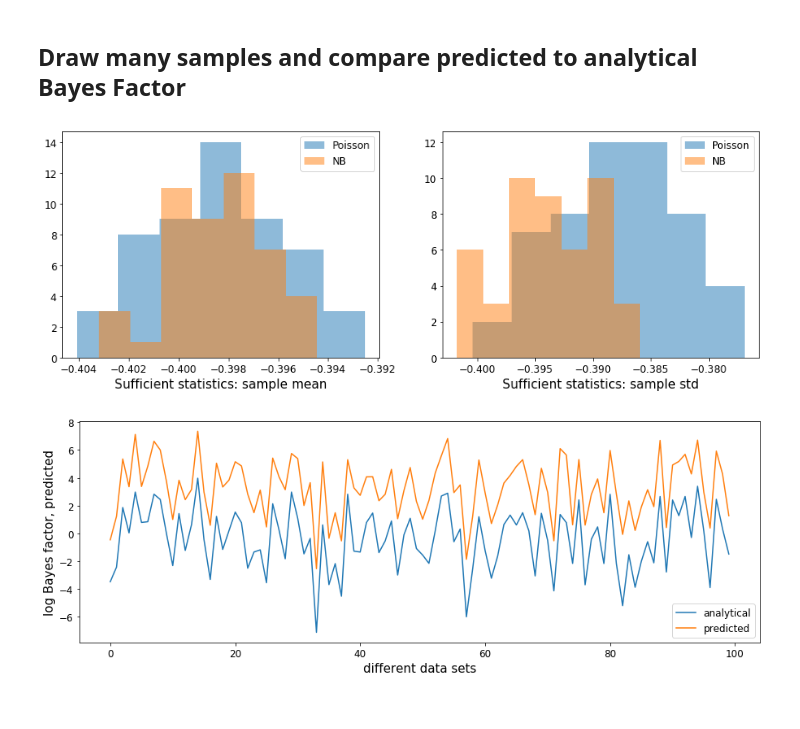
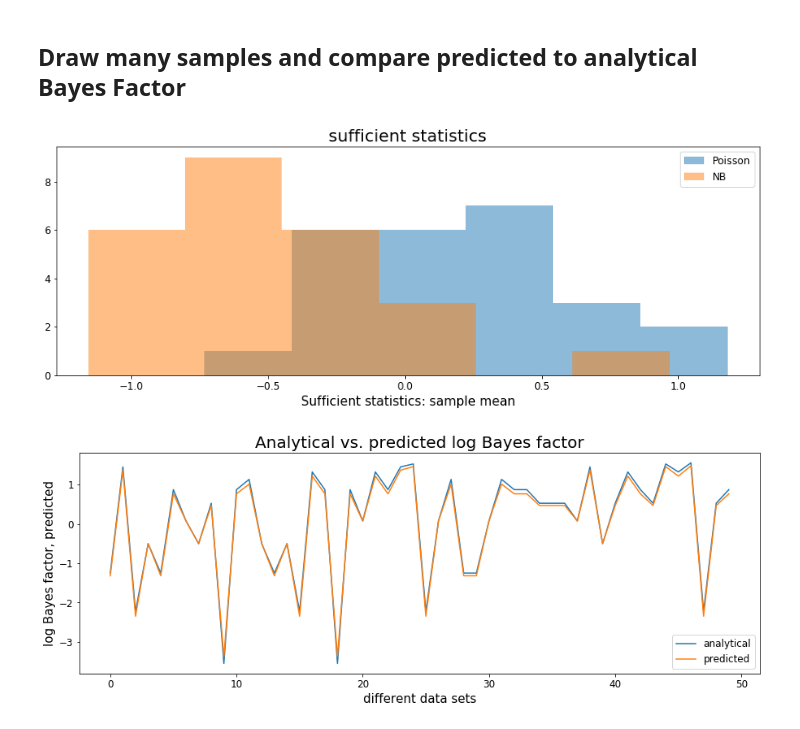
Before and after one commit to janfb/mcabc, a Jupyter notebook: ModelComparison_poisson_vs_negbin.ipynb, the cells around one changed output. Drawn from its saved outputs; the diff is of its cells as text; code cells hidden in the pictures.

Commit message:
improve notebooks. comparison now working for Poisson vs. NB.

```diff
--- a/ModelComparison_poisson_vs_negbin.ipynb
+++ b/ModelComparison_poisson_vs_negbin.ipynb
@@ -151,21 +136,15 @@ def train_psi(X, Y, model, optim, n_epochs=500, n_minibatch=50):
 Then separate it into sets for model 1 and model 2 and train the phi networks separately.
 # %%
 # generate data
-N = 200
-m, theta, X = generate_dataset(100000, N)
+m, theta, X = generate_dataset(n_samples, sample_size)
 
 # normalize
 X, norm = normalize(X)
-
-# separate it
-mask = np.array(m).squeeze()
-theta1, X1, = theta[mask==0], X[mask==0, :]
-theta2, X2, = theta[mask==1], X[mask==1, :]
 # %%
-n_inputs = 2
+n_inputs = 1
 model = MDN_psi(ndim_input=n_inputs, n_hidden=5)
 optim = torch.optim.Adam(model.parameters(), lr=0.001)
 lossfun = nn.CrossEntropyLoss()
 
-model_psi, optim_psi, losses = train_psi(X, m, model, optim, n_epochs=500, n_minibatch=500)
+model_psi, optim_psi, losses = train_psi(X, m, model, optim, lossfun, n_epochs=500, n_minibatch=100)
 # %% [output]
@@ -185,24 +164,5 @@ plt.title('Loss');
 # %% [markdown]
 ## Draw many samples and compare predicted to analytical Bayes Factor
-# %%
-def poisson_evidence(x, k, theta, N, log=False):
-    """
-    k : shape parameter for gamma
-    theta : scale parameter for gamma
-    """
-    x_sum = np.sum(x)
-    log_xfac = np.sum(gammaln(x + 1))
-
-    result = - log_xfac - k * np.log(theta) - gammaln(k) + gammaln(k + x_sum) - (k + x_sum) * np.log(N + 1./theta)
-
-    return result if log else np.exp(result)
-
-def nbin_evidence(x, a, b, N, r, log=False):
-    x_sum = np.sum(x)
-
-    result = betaln(a + N * r, b + x_sum) - betaln(a, b) + np.sum(np.log(scipy.special.binom(x + r - 1, x)))
-
-    return result if log else np.exp(result)
 # %%
 bf_true = []
 bf_predicted = []
@@ -274,27 +236,22 @@ stats = np.array(stats).squeeze()
 # %%
-plt.title('The sufficient statistics seem to be very similar! ')
-plt.subplot(121)
+plt.title('sufficient statistics')
 plt.hist(stats[mi_true.astype(int)==0, 0], bins='auto', label='Poisson', alpha=.5)
 plt.hist(stats[mi_true.astype(int)==1, 0], bins='auto', label='NB', alpha=.5)
 plt.xlabel('Sufficient statistics: sample mean')
 plt.legend();
-
-plt.subplot(122)
-plt.hist(stats[mi_true.astype(int)==0, 1], bins='auto', label='Poisson', alpha=.5)
-plt.hist(stats[mi_true.astype(int)==1, 1], bins='auto', label='NB', alpha=.5)
-plt.xlabel('Sufficient statistics: sample std')
-plt.legend();
 # %% [output]
-[figure, old version]
+[figure, new version]
 # %%
 plt.figure(figsize=(15, 5))
 plt.plot(bf_true, label='analytical', color='C0')
 plt.ylabel('log Bayes factor, analytical')
 
+#plt.twinx()
 plt.plot(bf_predicted, label='predicted', color='C1')
 plt.ylabel('log Bayes factor, predicted')
 plt.xlabel('different data sets')
+plt.title('Analytical vs. predicted log Bayes factor')
 
 plt.legend(loc=4);
 # %% [output]
-[figure, old version]
+[figure, new version]
```
Also changed, not shown: parts of 13 cells of this notebook.
